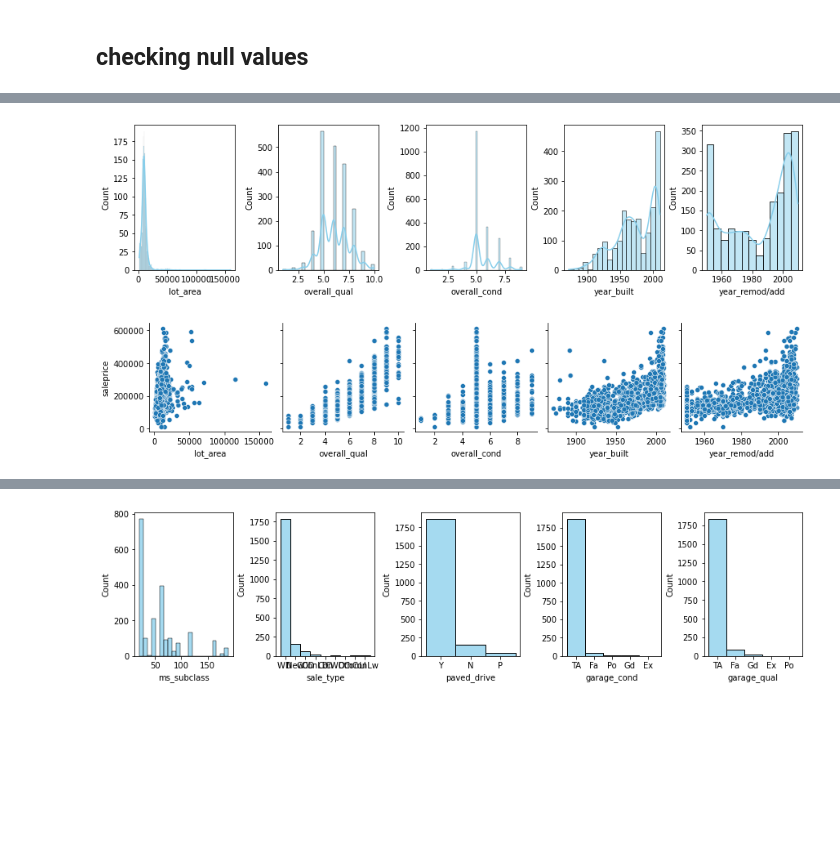
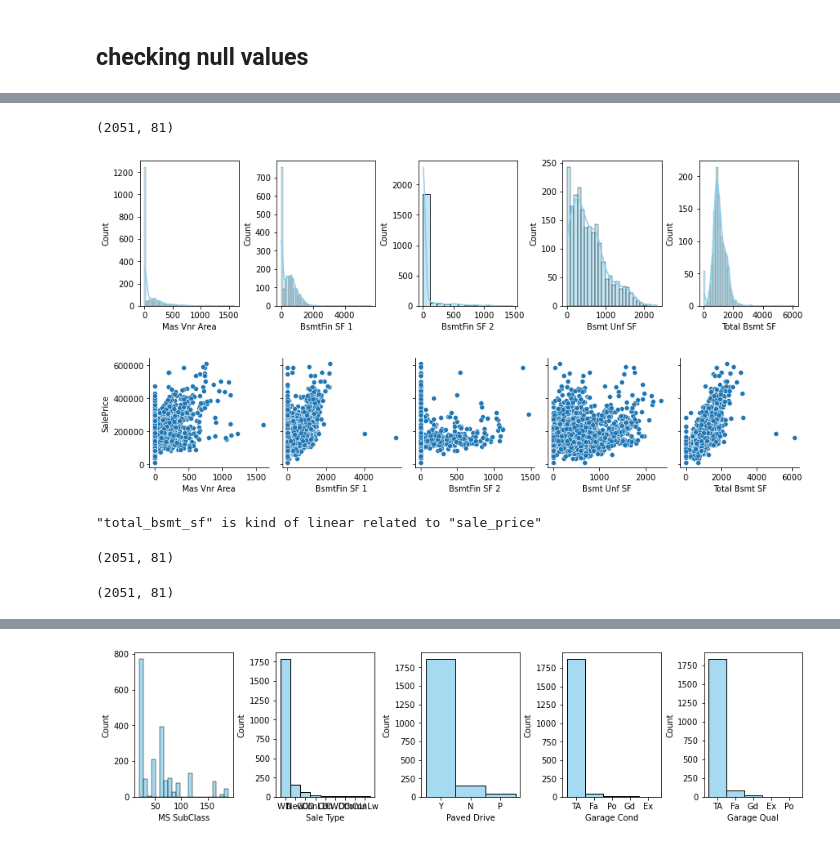
Before and after one commit to oliverfyh/Project-Ames-Housing-Data-and-Kaggle-Challenge, a Jupyter notebook: code/starter-code.ipynb, the cells around one changed output, grey strips where cells are left out. Saved outputs shown, nothing was run; the diff lists cells and outputs as text; code cells hidden in the pictures; blank space fills up the shorter version.

```diff
--- a/code/starter-code.ipynb
+++ b/code/starter-code.ipynb
@@ -96,6 +96,9 @@ import copy
 
 pd.options.display.max_columns = None
 pd.options.display.max_rows = None
+
+
+is_delete_outliers = False
 # %% [markdown]
 ## Data Import and Cleaning
 # %%
@@ -147,10 +150,10 @@ memory usage: 1.3+ MB
 - ms_subclass
 # %%
 #rename column
-df.columns=df.columns.str.lower()
-df.columns=df.columns.str.replace(" ","_")
+#df.columns=df.columns.str.lower()
+#df.columns=df.columns.str.replace(" ","_")
 #change column type, according to data directory
-str_type_columns=["id", "pid","ms_subclass"]
+str_type_columns=["Id", "PID","MS SubClass"]
 for column in str_type_columns:
     df[column]=df[column].astype("object")
 # %%
@@ -274,4 +277,4 @@ lot_frontage       0.160897
 # %%
-features_numeric=features_numeric.drop('lot_frontage')
+features_numeric=features_numeric.drop('Lot Frontage')
 print(features_numeric)
 # %% [output]
@@ -302,5 +336,29 @@ Index(['ms_subclass', 'sale_type', 'paved_drive', 'garage_cond', 'garage_qual',
+# %%
+if is_delete_outliers :
+    df = df.loc[df['Lot Area']<100_000]
+df.shape
+# %% [output]
+(2051, 81)
 # %%
-plot_features_numeric(df,features_numeric[:5],"saleprice")
+plot_features_numeric(df,features_numeric[5:10],"SalePrice")
 # %% [output]
-[figure, old version]
+[figure, new version]
-[figure, old version]
+[figure, new version]
+# %%
+# checking linear relationship
+print('"total_bsmt_sf" is kind of linear related to "sale_price"')
+#features_numeric_final += ["total_bsmt_sf"]
+# %% [output]
+"total_bsmt_sf" is kind of linear related to "sale_price"
+# %%
+# checking outlier and clean
+print(df.shape)
+#df.loc[df['total_bsmt_sf']>4_000]
+# %% [output]
+(2051, 81)
+# %%
+if is_delete_outliers :
+    df = df.loc[df['total_bsmt_sf']<4_000]
+df.shape
+# %% [output]
+(2051, 81)
```
Also changed, not shown: parts of 95 cells of this notebook.
